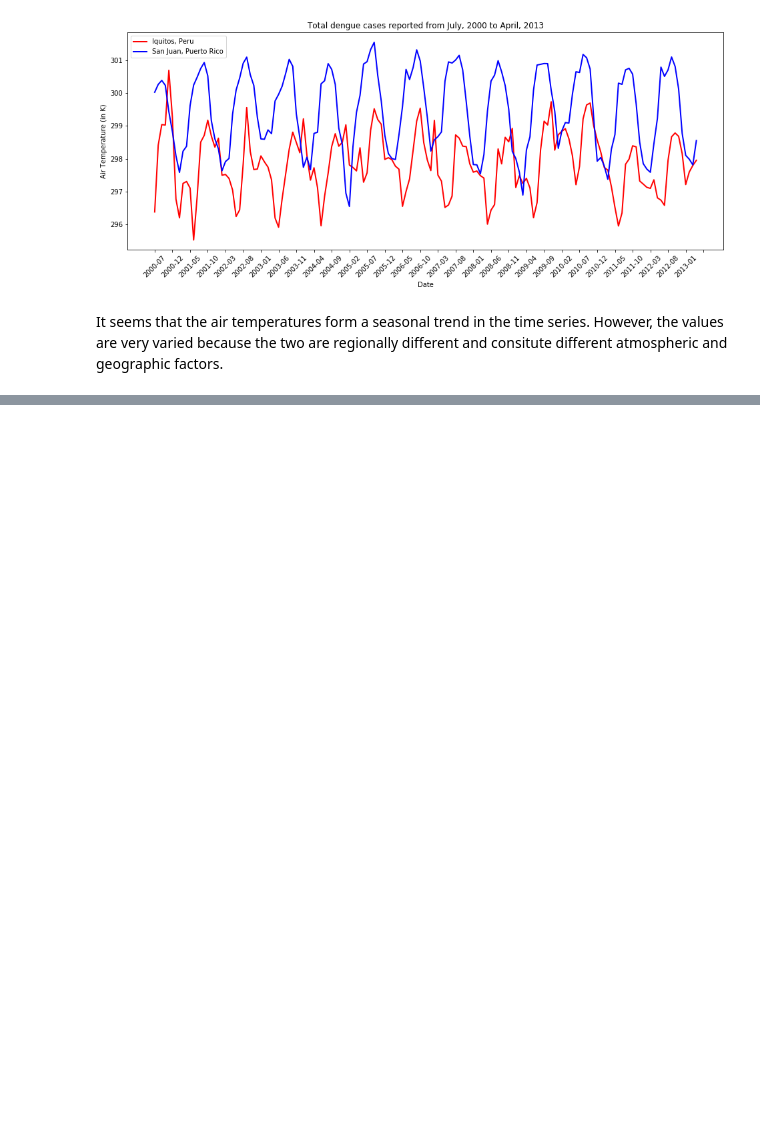
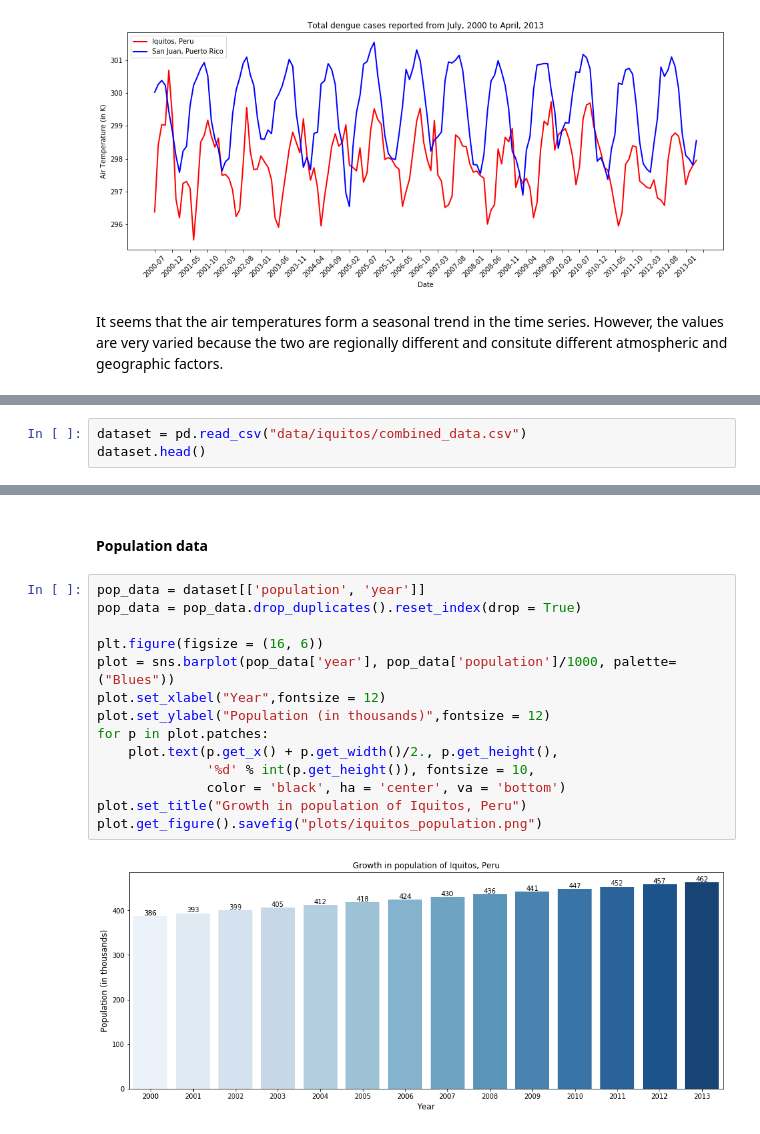
Before and after one commit to ITWSXInformatics/DengueSpreadInformationSystemDSIS, a Jupyter notebook: Data Analysis.ipynb, the cells around one changed output, grey strips where cells are left out. Drawn from its saved outputs; the diff is of its cells as text; blank space fills up the shorter version.

Commit message:
Add individual plots for iquitos to be used for webpage

```diff
--- a/Data Analysis.ipynb
+++ b/Data Analysis.ipynb
@@ -197,0 +206,3 @@ It seems that the air temperatures form a seasonal trend in the time series. How
+# %%
+dataset = pd.read_csv("data/iquitos/combined_data.csv")
+dataset.head()
@@ -197,0 +216,18 @@ It seems that the air temperatures form a seasonal trend in the time series. How
+# %% [markdown]
+#### Population data
+# %%
+pop_data = dataset[['population', 'year']]
+pop_data = pop_data.drop_duplicates().reset_index(drop = True)
+
+plt.figure(figsize = (16, 6))
+plot = sns.barplot(pop_data['year'], pop_data['population']/1000, palette=("Blues"))
+plot.set_xlabel("Year",fontsize = 12)
+plot.set_ylabel("Population (in thousands)",fontsize = 12)
+for p in plot.patches:
+    plot.text(p.get_x() + p.get_width()/2., p.get_height(),
+              '%d' % int(p.get_height()), fontsize = 10,
+              color = 'black', ha = 'center', va = 'bottom')
+plot.set_title("Growth in population of Iquitos, Peru")
+plot.get_figure().savefig("plots/iquitos_population.png")
+# %% [output]
+[figure, added]
```
Also changed, not shown: parts of 16 cells of this notebook.
